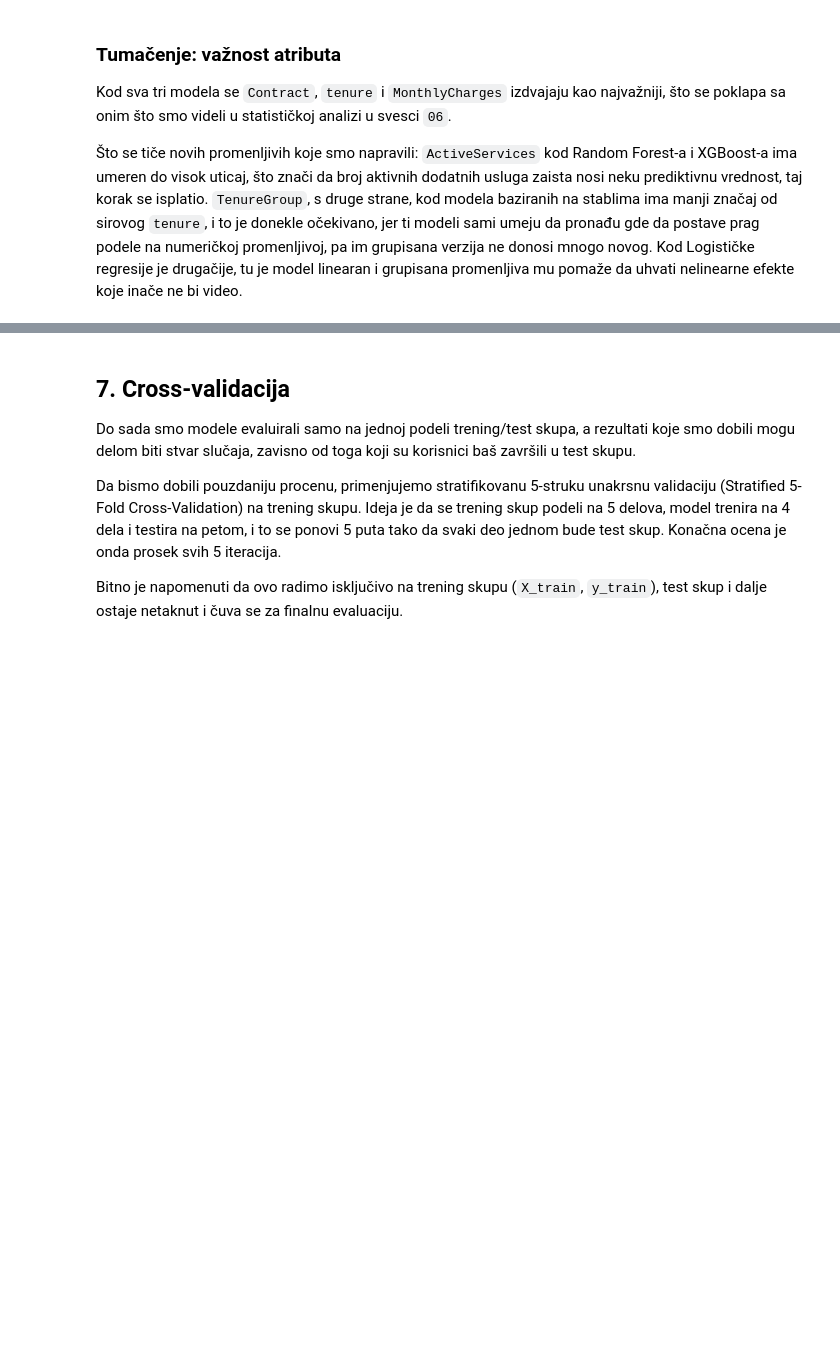
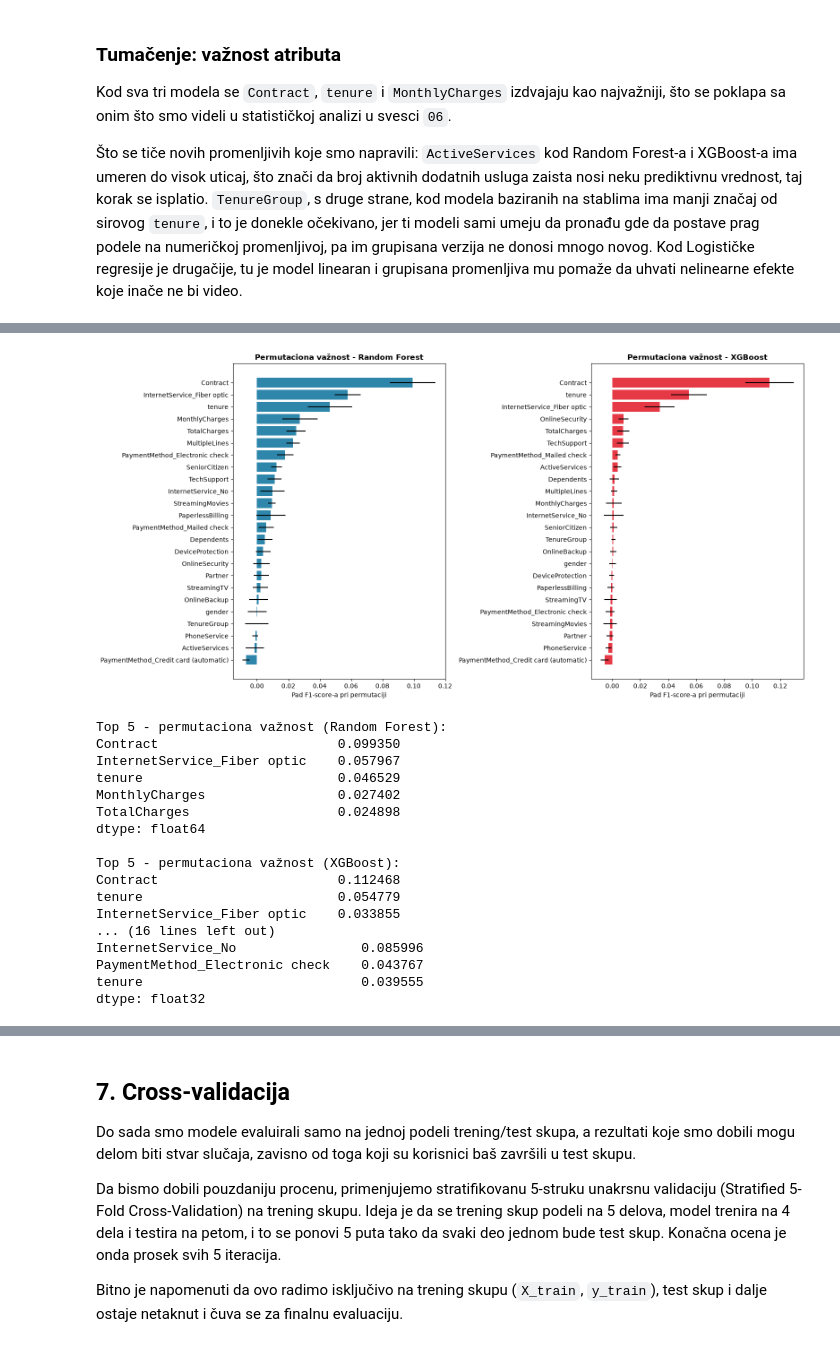
Before and after one commit to janapavlovic/Telco-Customer-Churn, a Jupyter notebook: notebooks/07_modeliranje_i_evaluacija.ipynb, the cells around one changed output, grey strips where cells are left out. Saved outputs shown, nothing was run; the diff lists cells and outputs as text; code cells hidden in the pictures; blank space fills up the shorter version.

```diff
--- a/notebooks/07_modeliranje_i_evaluacija.ipynb
+++ b/notebooks/07_modeliranje_i_evaluacija.ipynb
@@ -912,0 +930,67 @@ ne bi video.
+# %%
+from sklearn.inspection import permutation_importance
+
+# Permutacionu važnost računamo na TEST skupu, jer nas zanima koliko
+# svaki atribut zaista doprinosi generalizaciji modela na nove podatke,
+# a ne koliko je "iskorišćen" prilikom građenja stabala na trening skupu.
+perm_rf = permutation_importance(
+    model_rf, X_test, y_test,
+    scoring="f1", n_repeats=10, random_state=42, n_jobs=-1
+)
+perm_xgb = permutation_importance(
+    model_xgb, X_test, y_test,
+    scoring="f1", n_repeats=10, random_state=42, n_jobs=-1
+)
+
+perm_importance_rf = pd.Series(perm_rf.importances_mean, index=X_test.columns)
+perm_importance_xgb = pd.Series(perm_xgb.importances_mean, index=X_test.columns)
+perm_std_rf = pd.Series(perm_rf.importances_std, index=X_test.columns)
+perm_std_xgb = pd.Series(perm_xgb.importances_std, index=X_test.columns)
+
+fig, axes = plt.subplots(1, 2, figsize=(16, 8))
+
+redosled_rf = perm_importance_rf.sort_values().index
+axes[0].barh(redosled_rf, perm_importance_rf[redosled_rf],
+             xerr=perm_std_rf[redosled_rf], color="#2E86AB")
+axes[0].set_title("Permutaciona važnost - Random Forest", fontweight="bold")
+axes[0].set_xlabel("Pad F1-score-a pri permutaciji")
+
+redosled_xgb = perm_importance_xgb.sort_values().index
+axes[1].barh(redosled_xgb, perm_importance_xgb[redosled_xgb],
+             xerr=perm_std_xgb[redosled_xgb], color="#E63946")
+axes[1].set_title("Permutaciona važnost - XGBoost", fontweight="bold")
+axes[1].set_xlabel("Pad F1-score-a pri permutaciji")
+
+plt.tight_layout()
+plt.savefig("../images/07_permutation_importance_rf_xgb.png", dpi=100, bbox_inches="tight")
+plt.show()
+
+print("Top 5 - permutaciona važnost (Random Forest):")
+print(perm_importance_rf.sort_values(ascending=False).head(5))
+print("\nTop 5 - permutaciona važnost (XGBoost):")
+print(perm_importance_xgb.sort_values(ascending=False).head(5))
+
+print("\nZa poređenje, ugrađena (impurity/gain) važnost - top 5:")
+print("Random Forest:")
+print(importance_rf.sort_values(ascending=False).head(5))
+print("\nXGBoost:")
+print(importance_xgb.sort_values(ascending=False).head(5))
+# %% [output]
+[figure, added]
+Top 5 - permutaciona važnost (Random Forest):
+Contract                       0.099350
+InternetService_Fiber optic    0.057967
+tenure                         0.046529
+MonthlyCharges                 0.027402
+TotalCharges                   0.024898
+dtype: float64
+
+Top 5 - permutaciona važnost (XGBoost):
+Contract                       0.112468
+tenure                         0.054779
+InternetService_Fiber optic    0.033855
+... (16 lines left out)
+InternetService_No                0.085996
+PaymentMethod_Electronic check    0.043767
+tenure                            0.039555
+dtype: float32
```
Also changed, not shown: parts of 8 cells of this notebook, 4 other files.
